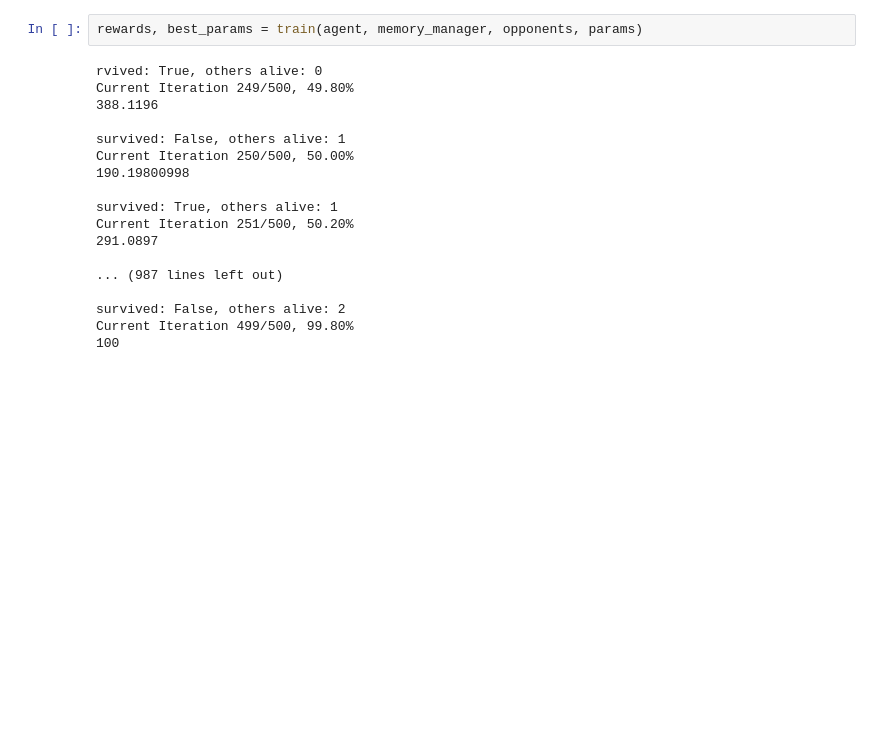
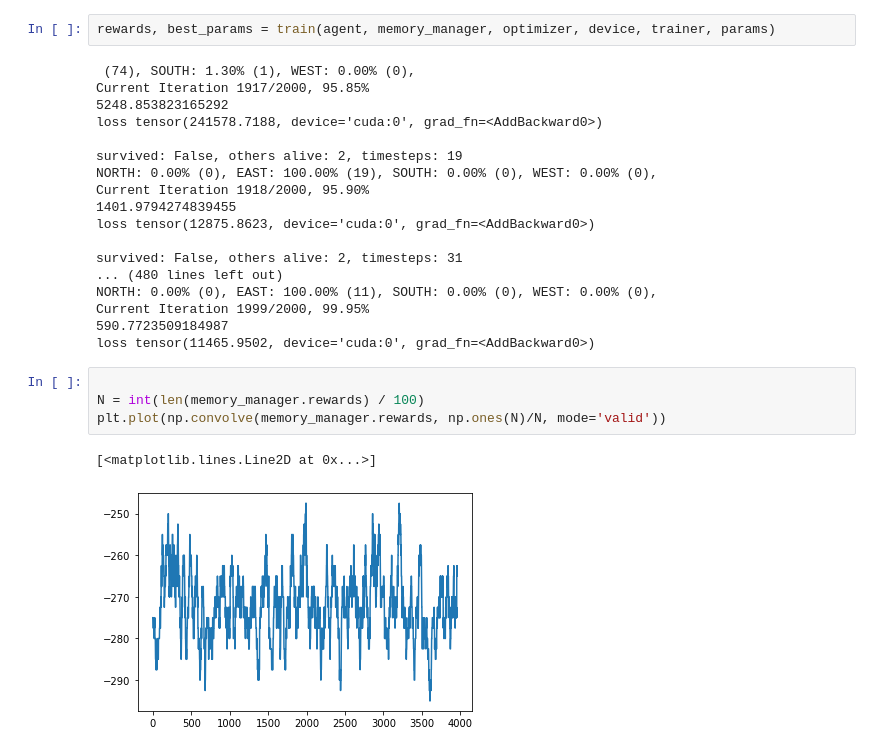
Before and after one commit to LukasZierahn/Hungry_Geese, a Jupyter notebook: DQN-Train.ipynb, the cells around one changed output. Drawn from its saved outputs; the diff is of its cells as text; blank space fills up the shorter version.

```diff
--- a/DQN-Train.ipynb
+++ b/DQN-Train.ipynb
@@ -38,22 +60,29 @@ opponents = ["random", "random", "random"]
 # %%
-rewards, best_params = train(agent, memory_manager, opponents, params)
+rewards, best_params = train(agent, memory_manager, optimizer, device, trainer, params)
 # %% [output]
-rvived: True, others alive: 0
-Current Iteration 249/500, 49.80%
-388.1196
+ (74), SOUTH: 1.30% (1), WEST: 0.00% (0),
+Current Iteration 1917/2000, 95.85%
+5248.853823165292
+loss tensor(241578.7188, device='cuda:0', grad_fn=<AddBackward0>)
 
-survived: False, others alive: 1
-Current Iteration 250/500, 50.00%
-190.19800998
+survived: False, others alive: 2, timesteps: 19
+NORTH: 0.00% (0), EAST: 100.00% (19), SOUTH: 0.00% (0), WEST: 0.00% (0),
+Current Iteration 1918/2000, 95.90%
+1401.9794274839455
+loss tensor(12875.8623, device='cuda:0', grad_fn=<AddBackward0>)
 
-survived: True, others alive: 1
-Current Iteration 251/500, 50.20%
-291.0897
-
-... (987 lines left out)
-
-survived: False, others alive: 2
-Current Iteration 499/500, 99.80%
-100
+survived: False, others alive: 2, timesteps: 31
+... (480 lines left out)
+NORTH: 0.00% (0), EAST: 100.00% (11), SOUTH: 0.00% (0), WEST: 0.00% (0),
+Current Iteration 1999/2000, 99.95%
+590.7723509184987
+loss tensor(11465.9502, device='cuda:0', grad_fn=<AddBackward0>)
+# %%
+
+N = int(len(memory_manager.rewards) / 100)
+plt.plot(np.convolve(memory_manager.rewards, np.ones(N)/N, mode='valid'))
+# %% [output]
+[<matplotlib.lines.Line2D at 0x...>]
+[figure, added]
 # %%
 
```
Also changed, not shown: parts of 7 cells of this notebook, 6 other files.
